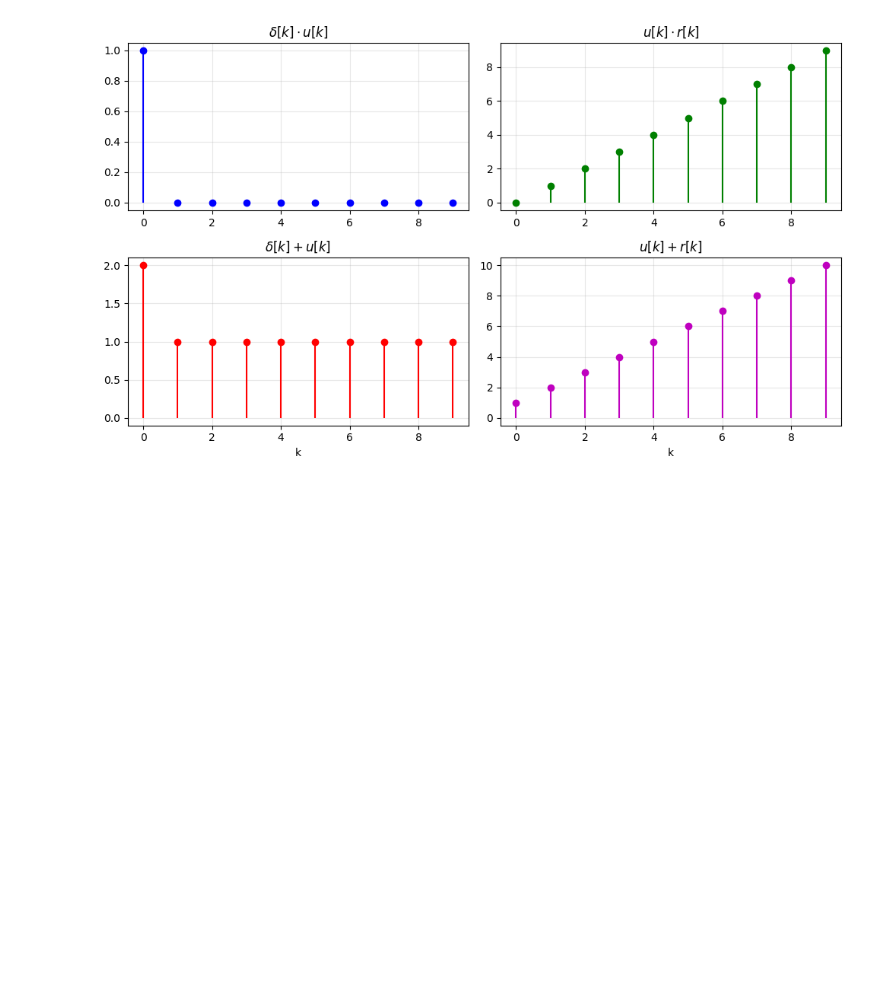
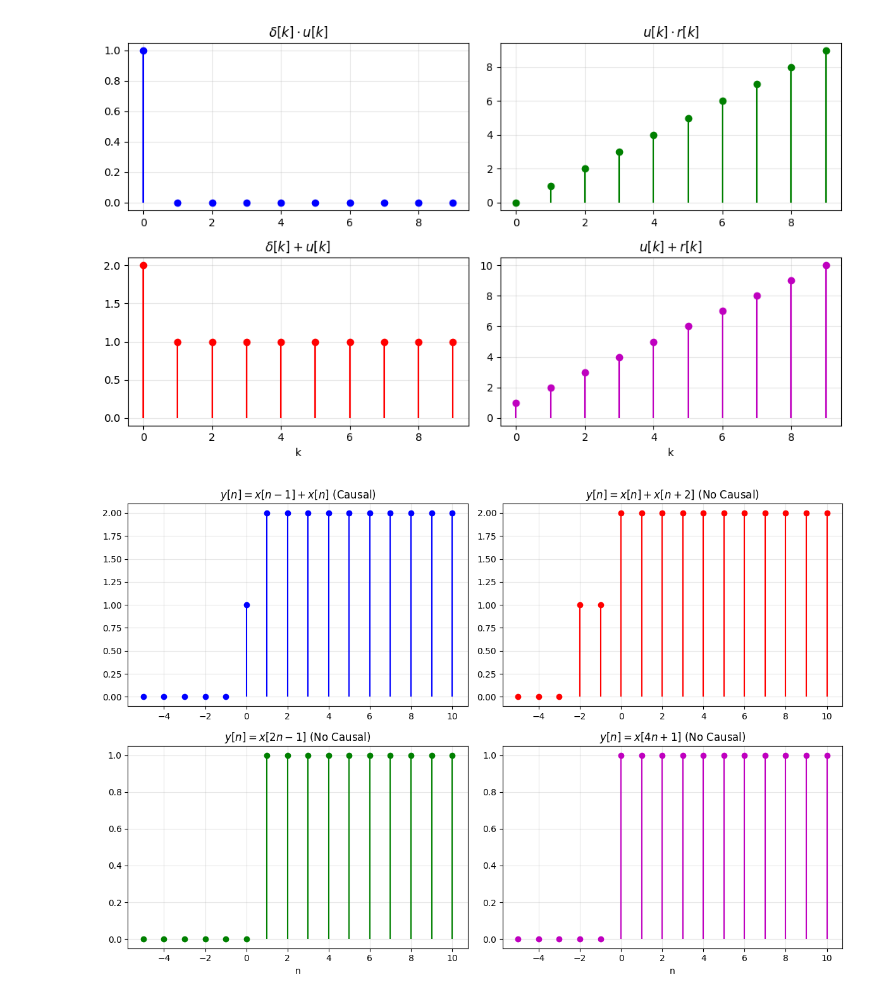
Before and after one commit to JulioOZ-cmyk/Procesamiento-de-senales, a Jupyter notebook: notebooks/Lab1.ipynb, the cells around one changed output. Saved outputs shown, nothing was run; the diff lists cells and outputs as text; code cells hidden in the pictures; blank space fills up the shorter version.

```diff
--- a/notebooks/Lab1.ipynb
+++ b/notebooks/Lab1.ipynb
@@ -156,3 +156,61 @@ plt.tight_layout()
 plt.show()
 # %% [output]
 [figure]
+# %%
+import numpy as np
+import matplotlib.pyplot as plt
+
+# Definir el rango de índices n para la visualización
+n = np.arange(-5, 11)
+
+# Rango extendido para evaluar de forma segura índices futuros o escalados (x[n+2], x[2n-1], etc.)
+n_extended = np.arange(-10, 50)
+# Usamos una señal de entrada de ejemplo, por ejemplo, el escalón unitario u[n]
+x_ext = (n_extended >= 0).astype(float)
+
+def get_x(idx):
+    """Función auxiliar para obtener x[idx] manejando ceros fuera del rango definido."""
+    res = np.zeros_like(idx, dtype=float)
+    for i, val in enumerate(idx):
+        mask = (n_extended == val)
+        if np.any(mask):
+            res[i] = x_ext[mask][0]
+    return res
+
+# 1. y[n] = x[n-1] + x[n] (Causal)
+y1 = get_x(n - 1) + get_x(n)
+
+# 2. y[n] = x[n] + x[n+2] (No causal - depende de un valor futuro n+2)
+y2 = get_x(n) + get_x(n + 2)
+
+# 3. y[n] = x[2n-1] (No causal - depende de valores futuros para n >= 1)
+y3 = get_x(2 * n - 1)
+
+# 4. y[n] = x[4n+1] (No causal - depende de valores futuros para n >= 0)
+y4 = get_x(4 * n + 1)
+
+# Representación gráfica en una malla de 2x2 subgráficas
+fig, axs = plt.subplots(2, 2, figsize=(12, 8))
+
+axs[0, 0].stem(n, y1, linefmt='b-', markerfmt='bo', basefmt=' ')
+axs[0, 0].set_title(r'$y[n] = x[n-1] + x[n]$ (Causal)')
+axs[0, 0].grid(True, alpha=0.3)
+
+axs[0, 1].stem(n, y2, linefmt='r-', markerfmt='ro', basefmt=' ')
+axs[0, 1].set_title(r'$y[n] = x[n] + x[n+2]$ (No Causal)')
+axs[0, 1].grid(True, alpha=0.3)
+
+axs[1, 0].stem(n, y3, linefmt='g-', markerfmt='go', basefmt=' ')
+axs[1, 0].set_title(r'$y[n] = x[2n-1]$ (No Causal)')
+axs[1, 0].set_xlabel('n')
+axs[1, 0].grid(True, alpha=0.3)
+
+axs[1, 1].stem(n, y4, linefmt='m-', markerfmt='mo', basefmt=' ')
+axs[1, 1].set_title(r'$y[n] = x[4n+1]$ (No Causal)')
+axs[1, 1].set_xlabel('n')
+axs[1, 1].grid(True, alpha=0.3)
+
+plt.tight_layout()
+plt.show()
+# %% [output]
+[figure, added]
```
Also changed, not shown: parts of 1 cell of this notebook.
